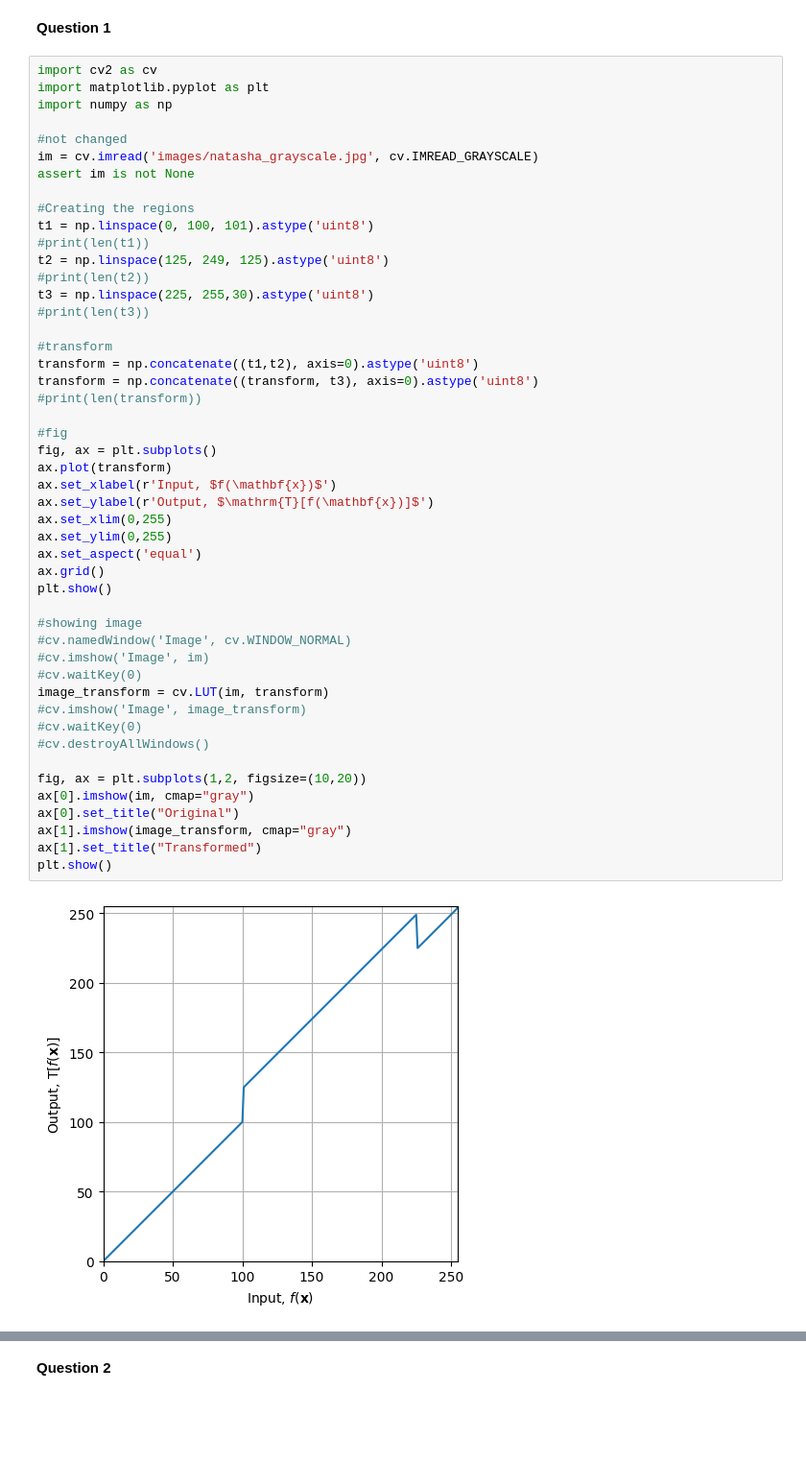
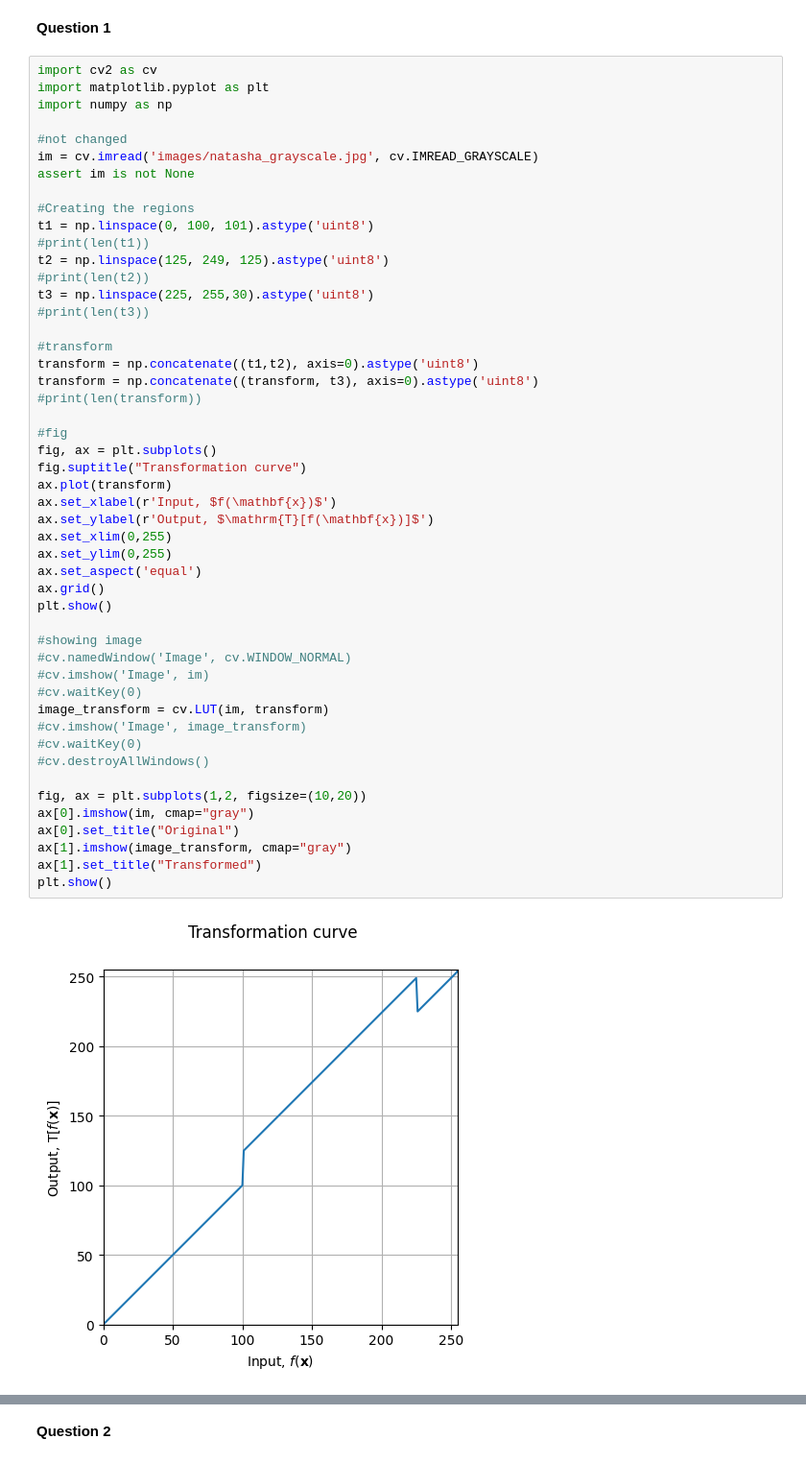
Before and after one commit to Abs-30/ImageProcessingAssignment, a Jupyter notebook: Intensity_Transformation_0108.ipynb, the cells around one changed output, grey strips where cells are left out. Shown at 96% size. Saved outputs shown, nothing was run; the diff lists cells and outputs as text; blank space fills up the shorter version.

```diff
--- a/Intensity_Transformation_0108.ipynb
+++ b/Intensity_Transformation_0108.ipynb
@@ -32,34 +32,35 @@ transform = np.concatenate((t1,t2), axis=0).astype('uint8')
 transform = np.concatenate((transform, t3), axis=0).astype('uint8')
 #print(len(transform))
 
 #fig
 fig, ax = plt.subplots()
+fig.suptitle("Transformation curve")
 ax.plot(transform)
 ax.set_xlabel(r'Input, $f(\mathbf{x})$')
 ax.set_ylabel(r'Output, $\mathrm{T}[f(\mathbf{x})]$')
 ax.set_xlim(0,255)
 ax.set_ylim(0,255)
 ax.set_aspect('equal')
 ax.grid()
 plt.show()
 
 #showing image
 #cv.namedWindow('Image', cv.WINDOW_NORMAL)
 #cv.imshow('Image', im)
 #cv.waitKey(0)
 image_transform = cv.LUT(im, transform)
 #cv.imshow('Image', image_transform)
 #cv.waitKey(0)
 #cv.destroyAllWindows()
 
 fig, ax = plt.subplots(1,2, figsize=(10,20))
 ax[0].imshow(im, cmap="gray")
 ax[0].set_title("Original")
 ax[1].imshow(image_transform, cmap="gray")
 ax[1].set_title("Transformed")
 plt.show()
 # %% [output]
-[figure, old version]
+[figure, new version]
 [figure]
 # %% [markdown]
 **Question 2**
```
